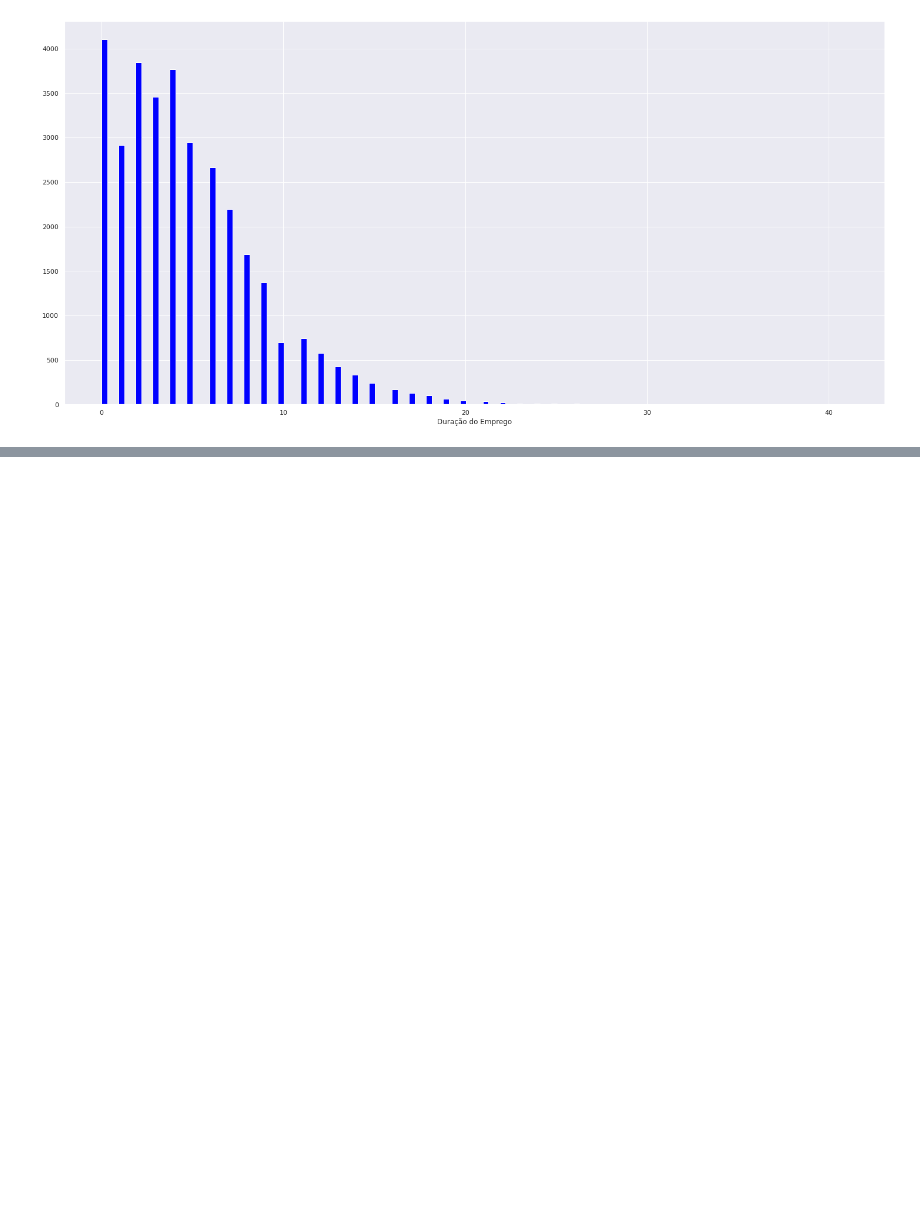
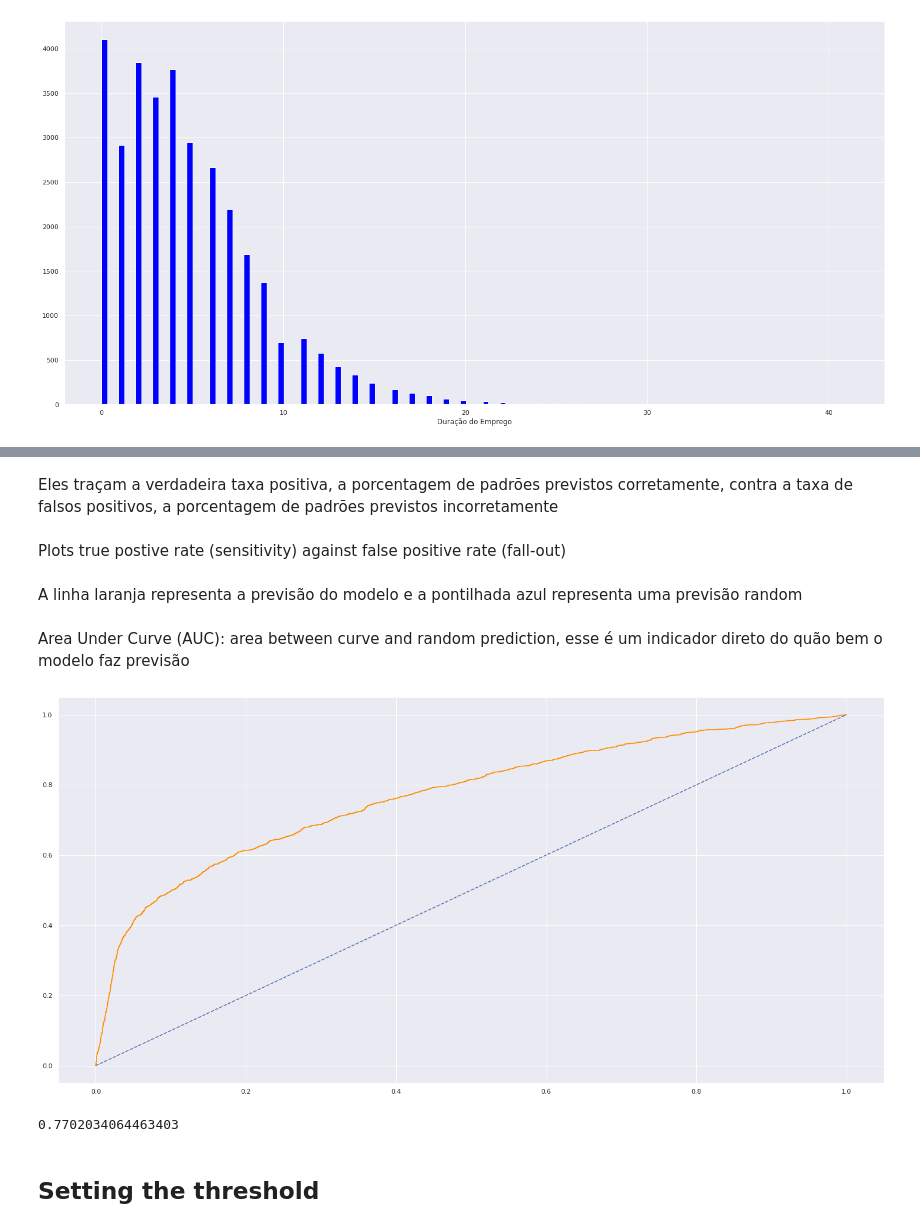
Before and after one commit to alexhenriquepineda/Credit-Risk, a Jupyter notebook: ciclo01.ipynb, the cells around one changed output, grey strips where cells are left out. Drawn from its saved outputs; the diff is of its cells as text; code cells hidden in the pictures; blank space fills up the shorter version.

Commit message:
logistic regression

```diff
--- a/ciclo01.ipynb
+++ b/ciclo01.ipynb
@@ -236,0 +274,4 @@ plt.show()
+# %%
+model = LogisticRegression(solver='lbfgs')
+# %%
+model.fit(X_train, np.ravel(Y_train))
@@ -236,0 +318,5 @@ plt.show()
+# %%
+#fazendo previsão
+preds = model.predict_proba(X_test)
+
+#resultado: probabilidade de nao inadiplente e inadiplencia
@@ -236,0 +367,26 @@ plt.show()
+# %% [markdown]
+Eles traçam a verdadeira taxa positiva, a porcentagem de padrões previstos corretamente, contra a taxa de falsos positivos, a porcentagem de padrões previstos incorretamente
+# %% [markdown]
+Plots true postive rate (sensitivity) against false positive rate (fall-out)
+# %% [markdown]
+A linha laranja representa a previsão do modelo e a pontilhada azul representa uma previsão random
+# %% [markdown]
+Area Under Curve (AUC): area between curve and random prediction, esse é um indicador direto do quão bem o modelo faz previsão
+# %%
+prob_default = preds[:, 1]
+# %%
+from sklearn.metrics import roc_curve
+fallout, sensitivity, thresholds = roc_curve(y_test, prob_default)
+plt.plot(fallout, sensitivity, color = 'darkorange')
+plt.plot([0, 1], [0,1], linestyle='--')
+plt.show()
+# %% [output]
+[figure, added]
+# %%
+from sklearn.metrics import roc_auc_score
+auc = roc_auc_score(y_test, prob_default)
+auc
+# %% [output]
+0.7702034064463403
+# %% [markdown]
+## Setting the threshold
```
Also changed, not shown: parts of 36 cells of this notebook.
